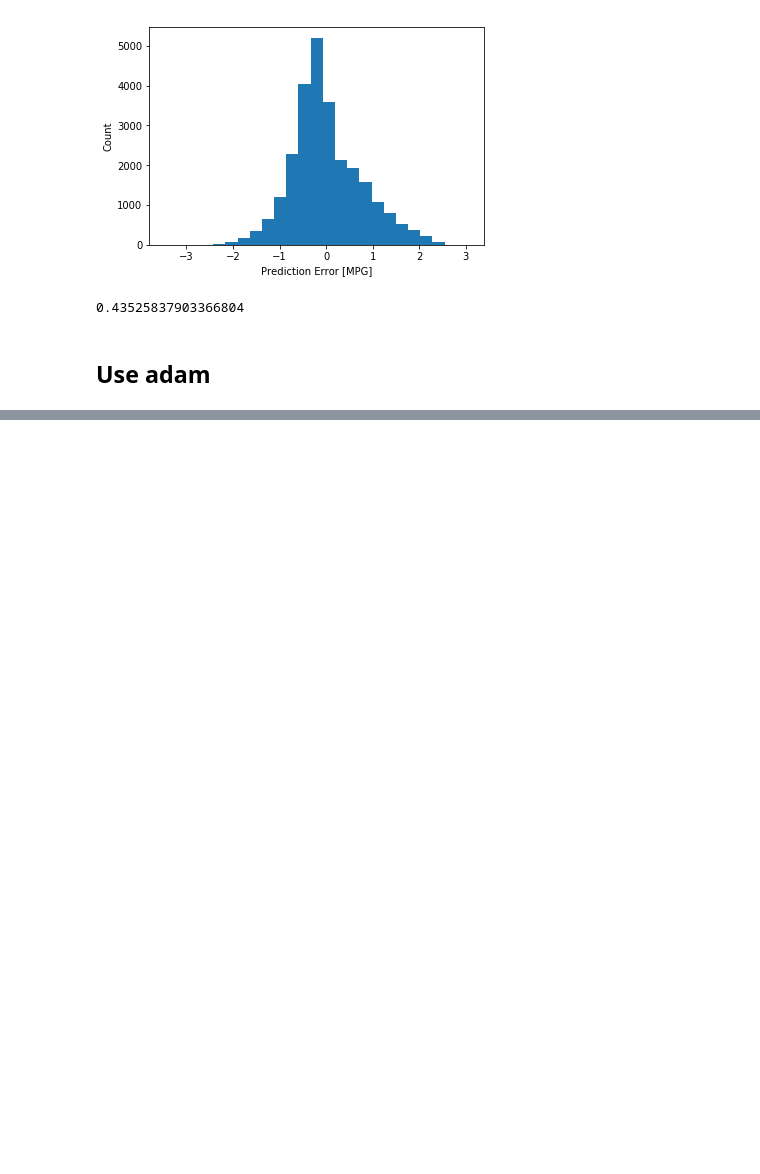
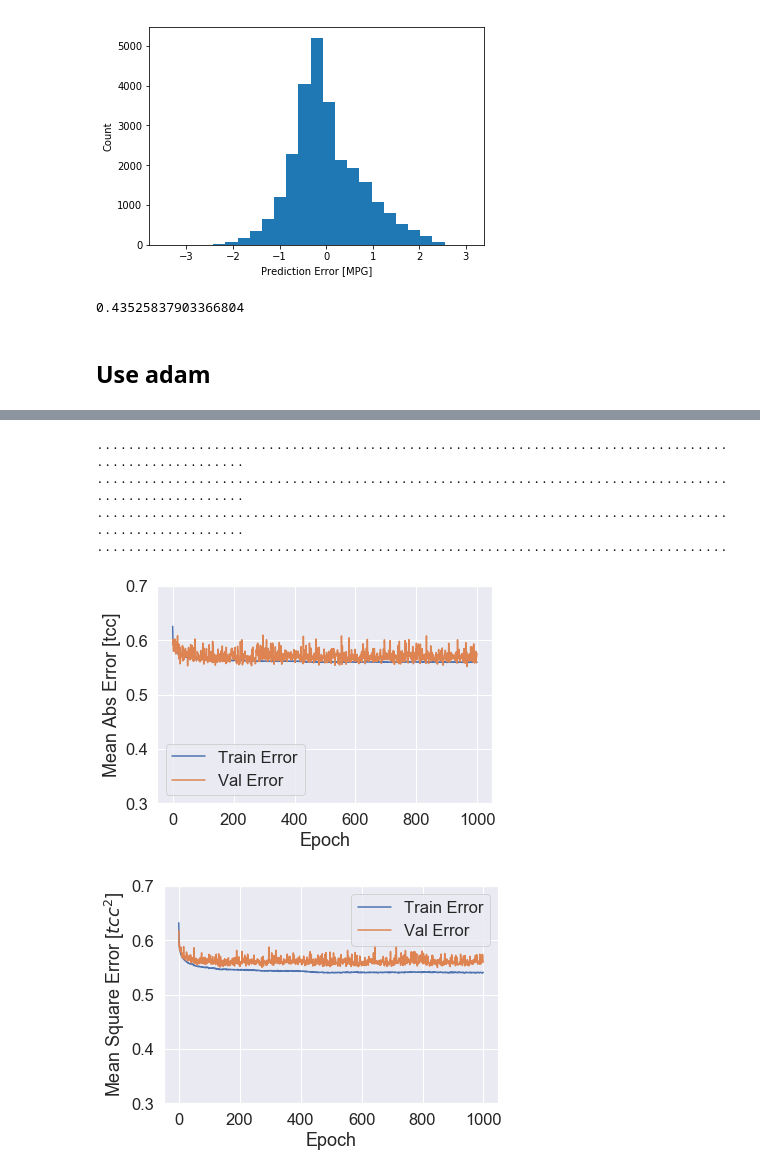
Before and after one commit to hannasv/Project3, a Jupyter notebook: keras_nn.ipynb, the cells around one changed output, grey strips where cells are left out. Drawn from its saved outputs; the diff is of its cells as text; code cells hidden in the pictures; blank space fills up the shorter version.

```diff
--- a/keras_nn.ipynb
+++ b/keras_nn.ipynb
@@ -390,0 +429,32 @@ def build_model():
+# %%
+from keras import optimizers
+def build_model():
+  model = keras.Sequential([
+    layers.Dense(64, activation=tf.nn.relu, input_shape=[len(df_train.keys())]),
+    layers.Dense(64, activation=tf.nn.relu),
+    layers.Dense(1)
+  ])
+
+  sgd = keras.optimizers.SGD(lr=0.01, nesterov=True)
+
+  model.compile(loss='mse',
+                optimizer=sgd,
+                metrics=['mae', 'mse', r_squared])
+  return model
+# %%
+model = build_model()
+
+# The patience parameter is the amount of epochs to check for improvement
+early_stop = keras.callbacks.EarlyStopping(monitor='val_loss', patience=50)
+
+history = model.fit(df_train, train_labels, epochs=EPOCHS,
+                    validation_split = 0.2, verbose=0, callbacks=[early_stop, PrintDot()])
+
+plot_history(history)
+# %% [output]
+....................................................................................................
+....................................................................................................
+....................................................................................................
+.................................................................................
+[figure, added]
+[figure, added]
```
Also changed, not shown: parts of 12 cells of this notebook.
